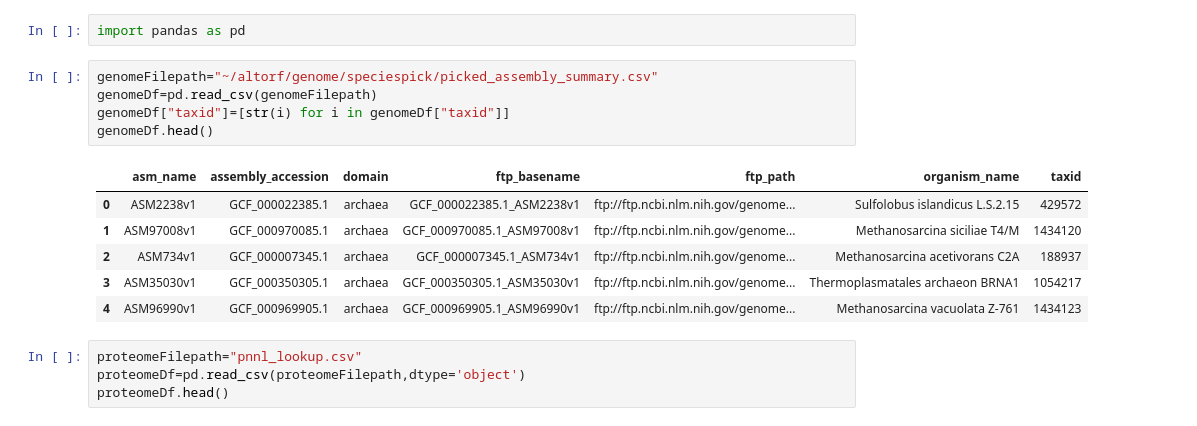
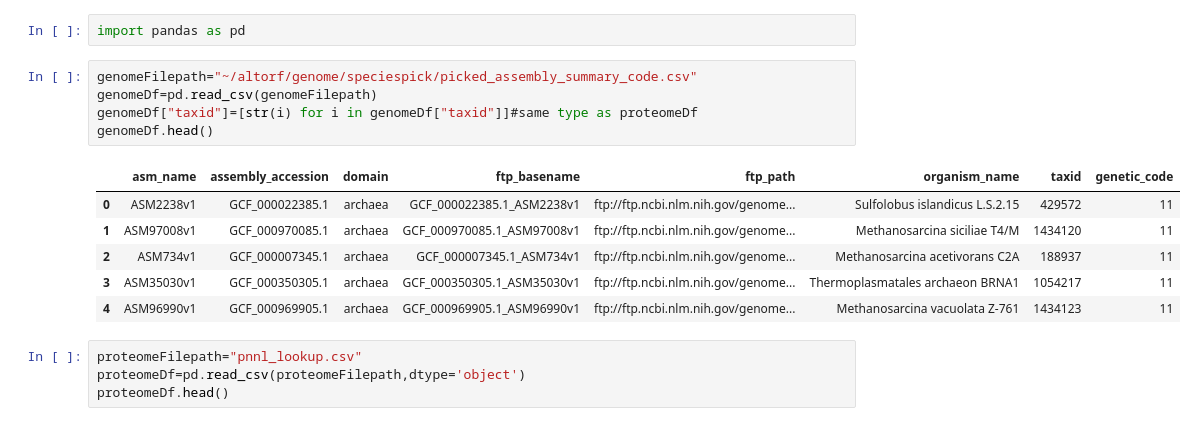
Before and after one commit to MitsukiUsui/proteome, a Jupyter notebook: createcatalog/integrate_with_genome.ipynb, the cells around one changed output. Saved outputs shown, nothing was run; the diff lists cells and outputs as text.

```diff
--- a/createcatalog/integrate_with_genome.ipynb
+++ b/createcatalog/integrate_with_genome.ipynb
@@ -1,17 +1,17 @@
 # %%
 import pandas as pd
 # %%
-genomeFilepath="~/altorf/genome/speciespick/picked_assembly_summary.csv"
+genomeFilepath="~/altorf/genome/speciespick/picked_assembly_summary_code.csv"
 genomeDf=pd.read_csv(genomeFilepath)
-genomeDf["taxid"]=[str(i) for i in genomeDf["taxid"]]
+genomeDf["taxid"]=[str(i) for i in genomeDf["taxid"]]#same type as proteomeDf
 genomeDf.head()
 # %% [output]
-|  | asm_name | assembly_accession | domain | ftp_basename | ftp_path | organism_name | taxid |
-| 0 | ASM2238v1 | GCF_000022385.1 | archaea | GCF_000022385.1_ASM2238v1 | ftp://ftp.ncbi.nlm.nih.gov/genome... | Sulfolobus islandicus L.S.2.15 | 429572 |
-| 1 | ASM97008v1 | GCF_000970085.1 | archaea | GCF_000970085.1_ASM97008v1 | ftp://ftp.ncbi.nlm.nih.gov/genome... | Methanosarcina siciliae T4/M | 1434120 |
-| 2 | ASM734v1 | GCF_000007345.1 | archaea | GCF_000007345.1_ASM734v1 | ftp://ftp.ncbi.nlm.nih.gov/genome... | Methanosarcina acetivorans C2A | 188937 |
-| 3 | ASM35030v1 | GCF_000350305.1 | archaea | GCF_000350305.1_ASM35030v1 | ftp://ftp.ncbi.nlm.nih.gov/genome... | Thermoplasmatales archaeon BRNA1 | 1054217 |
-| 4 | ASM96990v1 | GCF_000969905.1 | archaea | GCF_000969905.1_ASM96990v1 | ftp://ftp.ncbi.nlm.nih.gov/genome... | Methanosarcina vacuolata Z-761 | 1434123 |
+|  | asm_name | assembly_accession | domain | ftp_basename | ftp_path | organism_name | taxid | genetic_code |
+| 0 | ASM2238v1 | GCF_000022385.1 | archaea | GCF_000022385.1_ASM2238v1 | ftp://ftp.ncbi.nlm.nih.gov/genome... | Sulfolobus islandicus L.S.2.15 | 429572 | 11 |
+| 1 | ASM97008v1 | GCF_000970085.1 | archaea | GCF_000970085.1_ASM97008v1 | ftp://ftp.ncbi.nlm.nih.gov/genome... | Methanosarcina siciliae T4/M | 1434120 | 11 |
+| 2 | ASM734v1 | GCF_000007345.1 | archaea | GCF_000007345.1_ASM734v1 | ftp://ftp.ncbi.nlm.nih.gov/genome... | Methanosarcina acetivorans C2A | 188937 | 11 |
+| 3 | ASM35030v1 | GCF_000350305.1 | archaea | GCF_000350305.1_ASM35030v1 | ftp://ftp.ncbi.nlm.nih.gov/genome... | Thermoplasmatales archaeon BRNA1 | 1054217 | 11 |
+| 4 | ASM96990v1 | GCF_000969905.1 | archaea | GCF_000969905.1_ASM96990v1 | ftp://ftp.ncbi.nlm.nih.gov/genome... | Methanosarcina vacuolata Z-761 | 1434123 | 11 |
 # %%
 proteomeFilepath="pnnl_lookup.csv"
 proteomeDf=pd.read_csv(proteomeFilepath,dtype='object')
```
Also changed, not shown: parts of 10 cells of this notebook, 12 other files.
